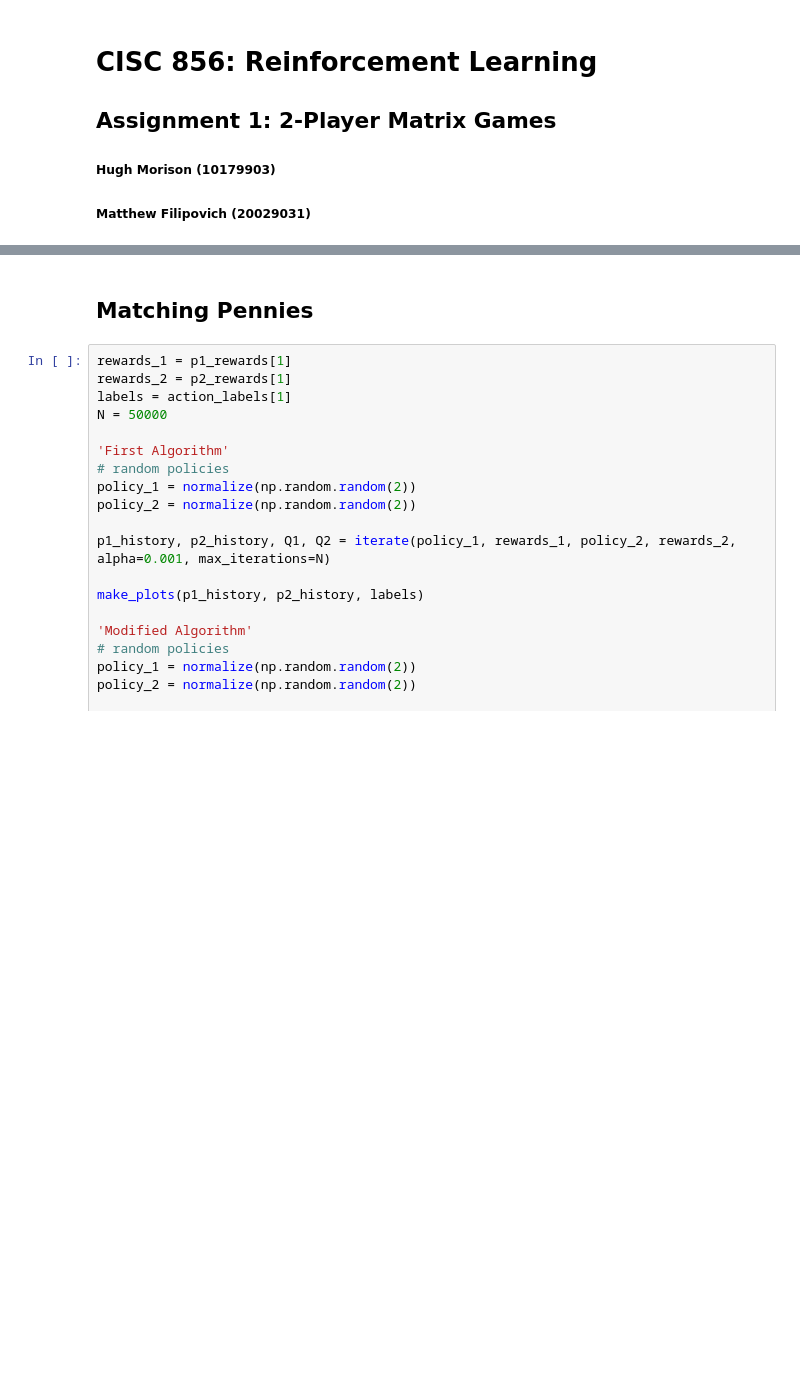
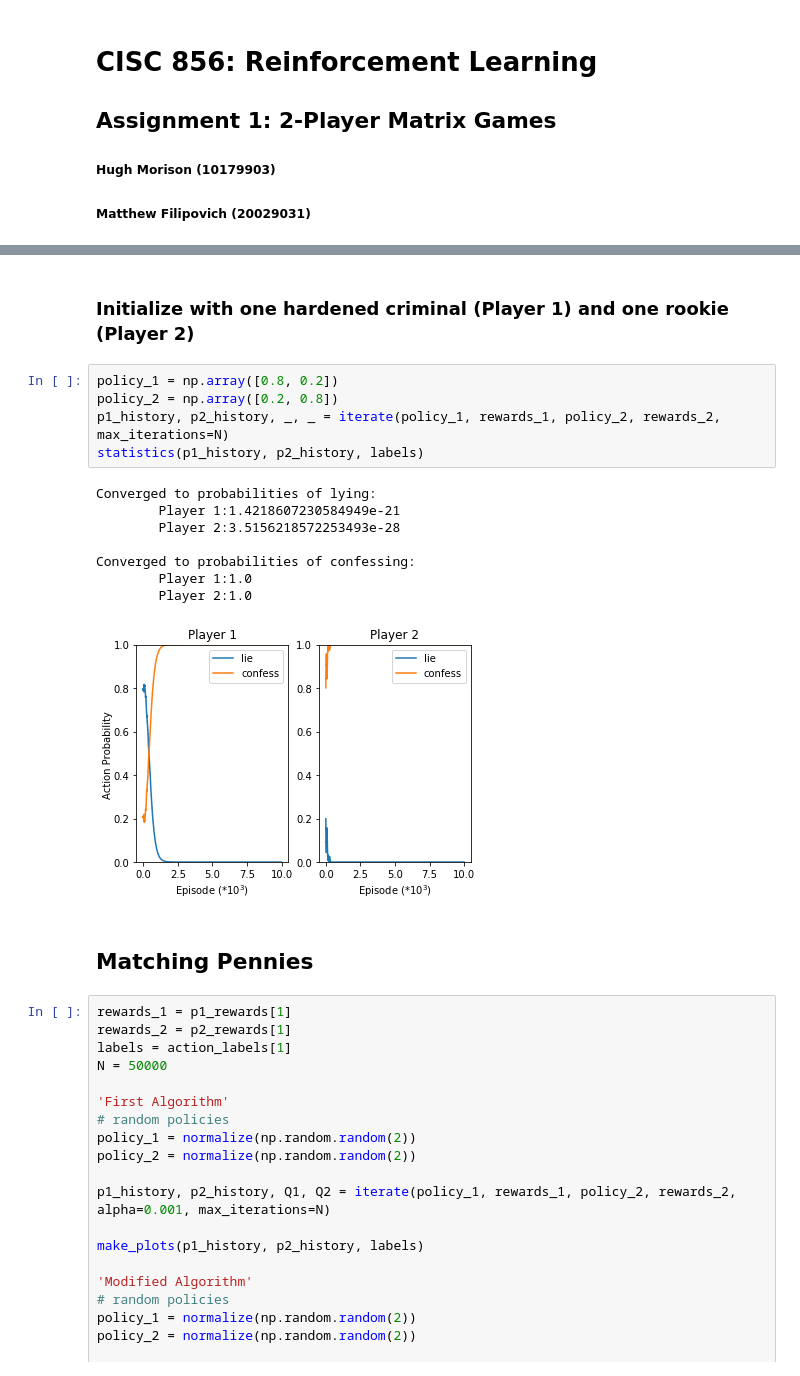
Before and after one commit to hughmor/rl-matrix-games, a Jupyter notebook: report.ipynb, the cells around one changed output, grey strips where cells are left out. Cells and saved outputs as stored; diff of their text form; blank space fills up the shorter version.

```diff
--- a/report.ipynb
+++ b/report.ipynb
@@ -51,3 +51,19 @@ Converged to probabilities of confessing:
+# %% [markdown]
+### Initialize with one hardened criminal (Player 1) and one rookie (Player 2)
+# %%
+policy_1 = np.array([0.8, 0.2])
+policy_2 = np.array([0.2, 0.8])
+p1_history, p2_history, _, _ = iterate(policy_1, rewards_1, policy_2, rewards_2, max_iterations=N)
+statistics(p1_history, p2_history, labels)
+# %% [output]
+Converged to probabilities of lying:
+        Player 1:1.4218607230584949e-21
+        Player 2:3.5156218572253493e-28
+
+Converged to probabilities of confessing:
+        Player 1:1.0
+        Player 2:1.0
+[figure, added]
 # %% [markdown]
 ## Matching Pennies
 # %%
```
Also changed, not shown: parts of 8 cells of this notebook, 1 other file.
